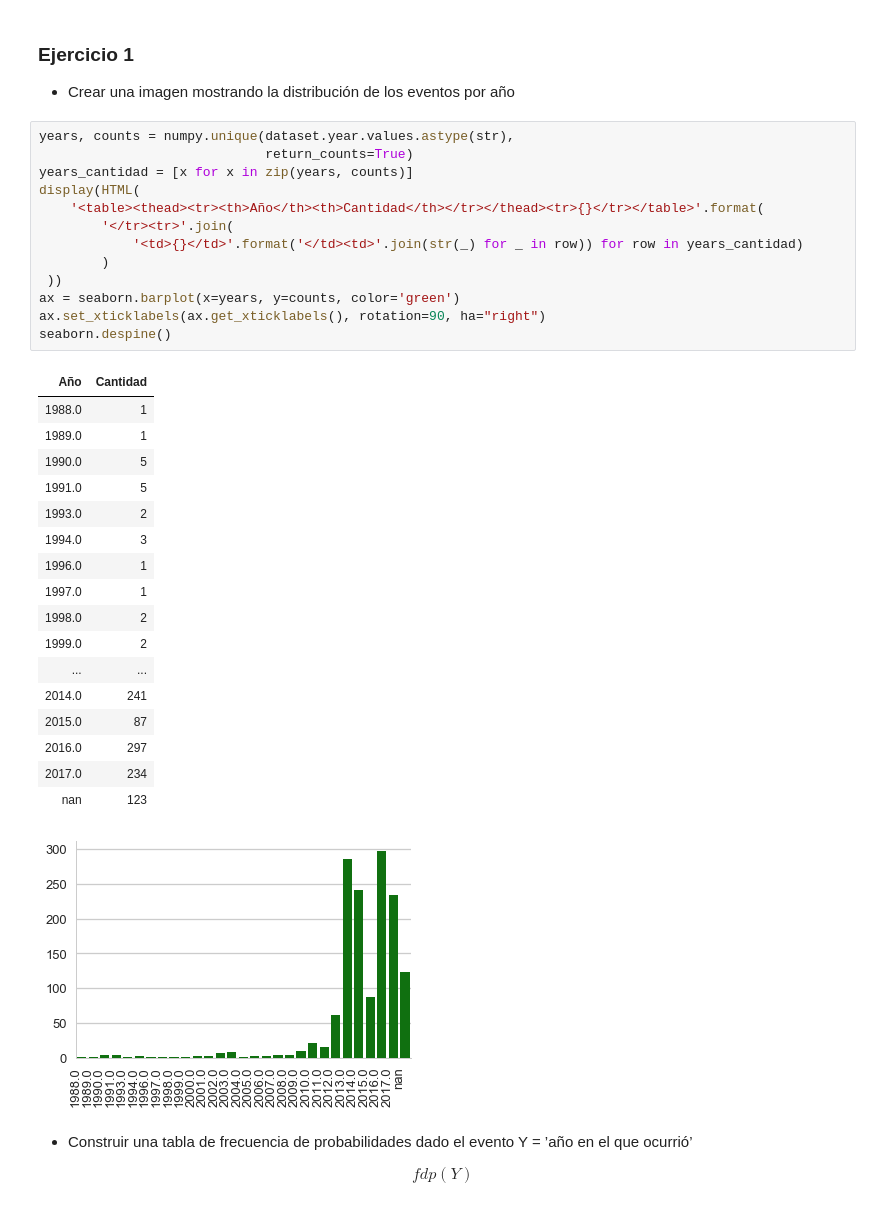
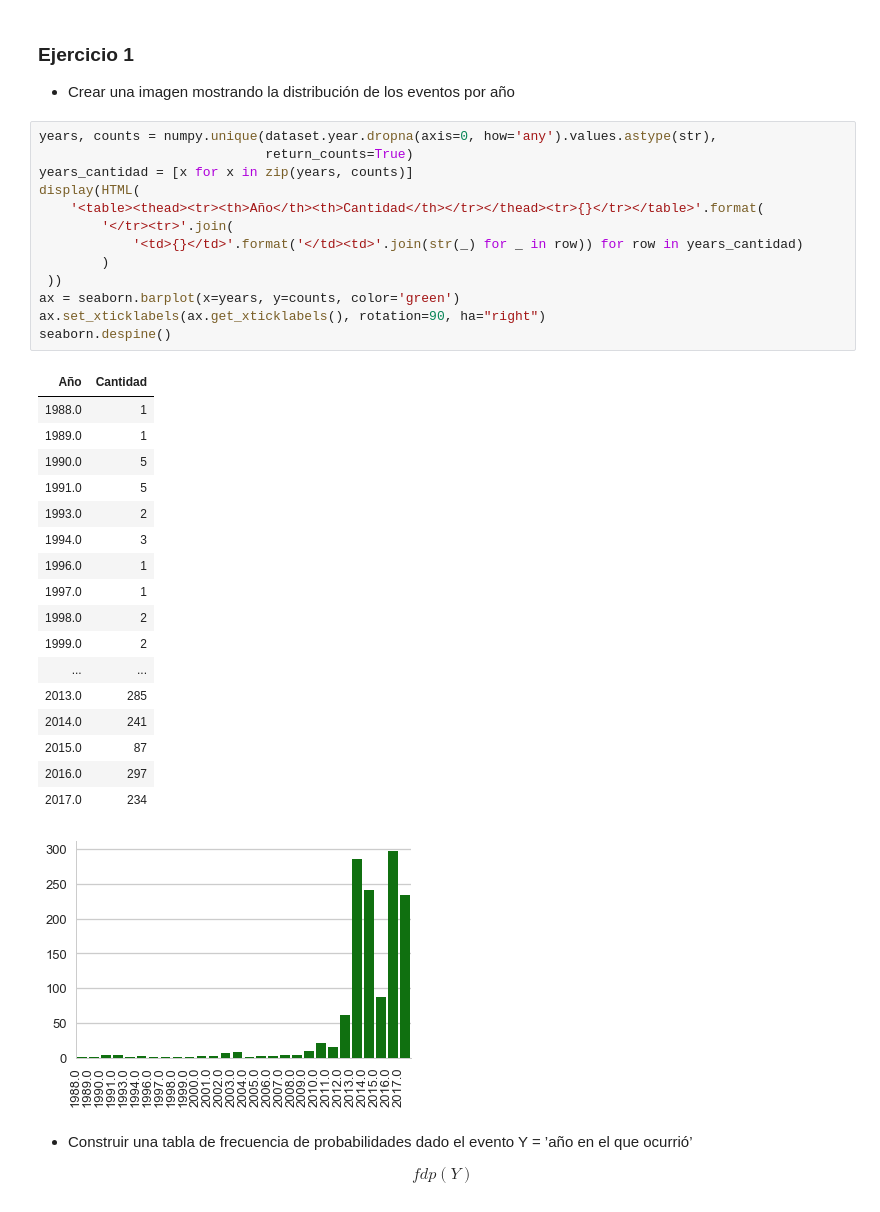
Before and after one commit to maxicandelero/diplo_data_science, a Jupyter notebook: analisis_y_visualizacion/Tarea integradora - parte 1.ipynb, the cells around one changed output. Saved outputs shown, nothing was run; the diff lists cells and outputs as text.

```diff
--- a/analisis_y_visualizacion/Tarea integradora - parte 1.ipynb
+++ b/analisis_y_visualizacion/Tarea integradora - parte 1.ipynb
@@ -65,37 +65,37 @@ dataset.shape, dataset.year.dropna().shape
 
 * Crear una imagen mostrando la distribución de los eventos por año
 # %%
-years, counts = numpy.unique(dataset.year.values.astype(str),
+years, counts = numpy.unique(dataset.year.dropna(axis=0, how='any').values.astype(str),
                              return_counts=True)
 years_cantidad = [x for x in zip(years, counts)]
 display(HTML(
     '<table><thead><tr><th>Año</th><th>Cantidad</th></tr></thead><tr>{}</tr></table>'.format(
         '</tr><tr>'.join(
             '<td>{}</td>'.format('</td><td>'.join(str(_) for _ in row)) for row in years_cantidad)
         )
  ))
 ax = seaborn.barplot(x=years, y=counts, color='green')
 ax.set_xticklabels(ax.get_xticklabels(), rotation=90, ha="right")
 seaborn.despine()
 # %% [output]
 | Año | Cantidad |
 | 1988.0 | 1 |
 | 1989.0 | 1 |
 | 1990.0 | 5 |
 | 1991.0 | 5 |
 | 1993.0 | 2 |
 | 1994.0 | 3 |
 | 1996.0 | 1 |
 | 1997.0 | 1 |
 | 1998.0 | 2 |
 | 1999.0 | 2 |
 | ... | ... |
+| 2013.0 | 285 |
 | 2014.0 | 241 |
 | 2015.0 | 87 |
 | 2016.0 | 297 |
 | 2017.0 | 234 |
-| nan | 123 |
-[figure, old version]
+[figure, new version]
 # %% [markdown]
 * Construir una tabla de frecuencia de probabilidades dado el evento Y = ’año en el que ocurrió’
 
```
Also changed, not shown: parts of 9 cells of this notebook.
